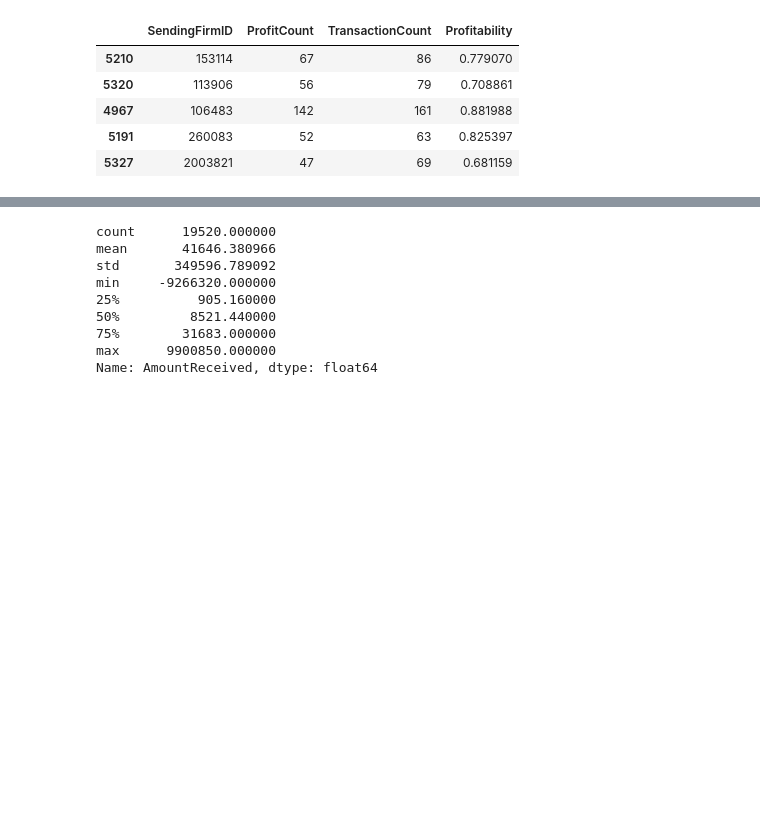
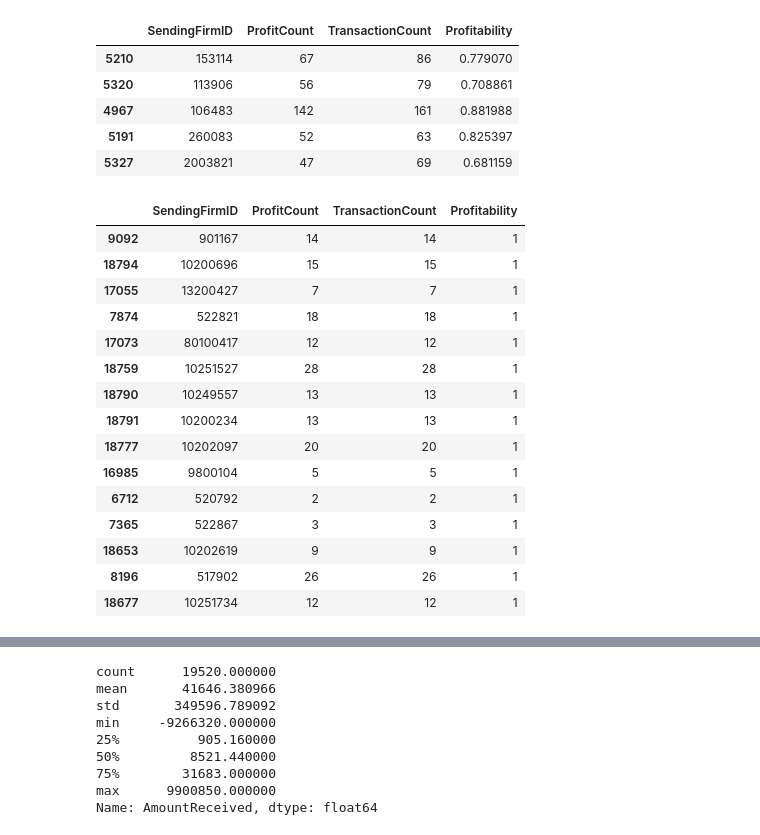
Before and after one commit to tv5am/SupplyChain, a Jupyter notebook: Arrow.ipynb, the cells around one changed output, grey strips where cells are left out. Saved outputs shown, nothing was run; the diff lists cells and outputs as text; code cells hidden in the pictures; blank space fills up the shorter version.

```diff
--- a/Arrow.ipynb
+++ b/Arrow.ipynb
@@ -183,4 +164,24 @@ df_firm_profits_info.head()
 | 5327 | 2003821 | 47 | 69 | 0.681159 |
 # %%
 ## which is the best and the worst node in terms of ability to deliver ?
-## Look ay Profitability
+## Look at Profitability
+
+df_firm_profits_info = df_firm_profits_info.sort(['Profitability'], ascending=False)
+df_firm_profits_info.head(15)
+# %% [output]
+|  | SendingFirmID | ProfitCount | TransactionCount | Profitability |
+| 9092 | 901167 | 14 | 14 | 1 |
+| 18794 | 10200696 | 15 | 15 | 1 |
+| 17055 | 13200427 | 7 | 7 | 1 |
+| 7874 | 522821 | 18 | 18 | 1 |
+| 17073 | 80100417 | 12 | 12 | 1 |
+| 18759 | 10251527 | 28 | 28 | 1 |
+| 18790 | 10249557 | 13 | 13 | 1 |
+| 18791 | 10200234 | 13 | 13 | 1 |
+| 18777 | 10202097 | 20 | 20 | 1 |
+| 16985 | 9800104 | 5 | 5 | 1 |
+| 6712 | 520792 | 2 | 2 | 1 |
+| 7365 | 522867 | 3 | 3 | 1 |
+| 18653 | 10202619 | 9 | 9 | 1 |
+| 8196 | 517902 | 26 | 26 | 1 |
+| 18677 | 10251734 | 12 | 12 | 1 |
```
Also changed, not shown: parts of 7 cells of this notebook.
